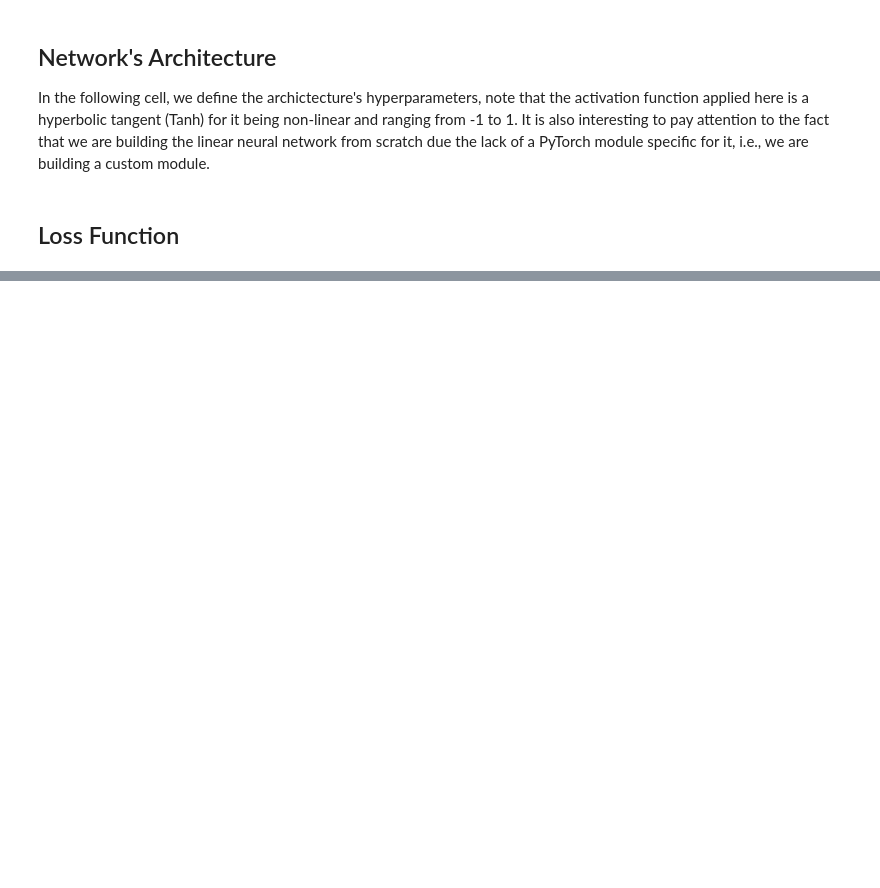
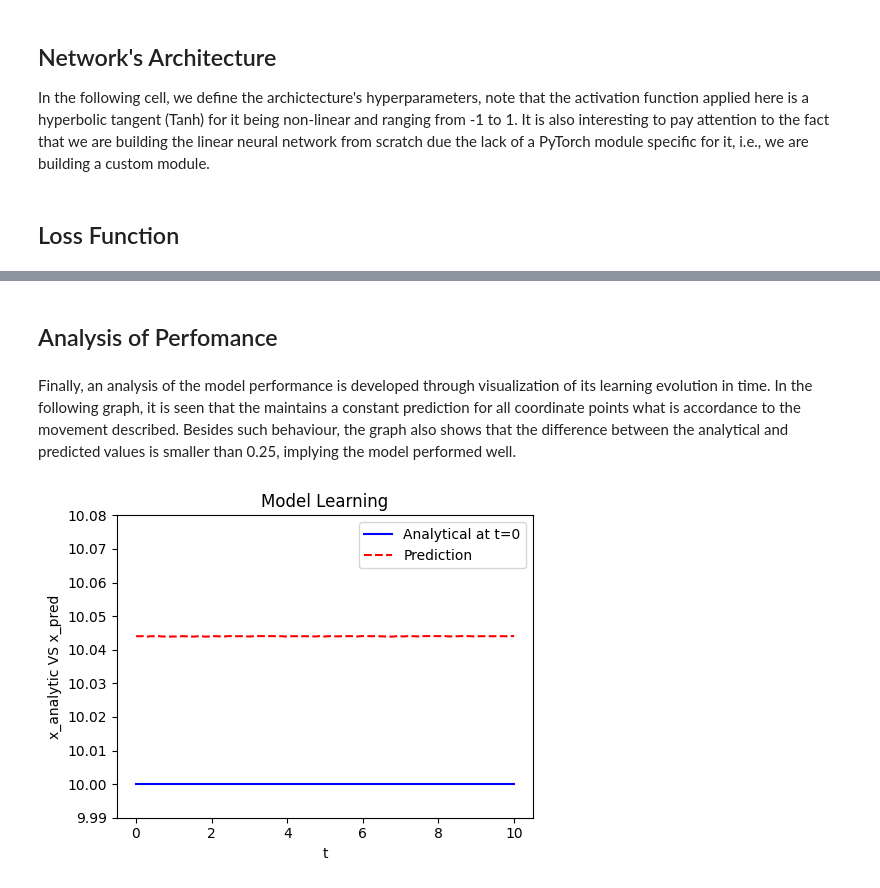
Before and after one commit to devGvieira/URM-PINN, a Jupyter notebook: URM.ipynb, the cells around one changed output, grey strips where cells are left out. Drawn from its saved outputs; the diff is of its cells as text; code cells hidden in the pictures; blank space fills up the shorter version.

```diff
--- a/URM.ipynb
+++ b/URM.ipynb
@@ -47,8 +48,8 @@ class LinearNN(nn.Module):
     def __init__(
             self,
             num_inputs: int=1,
-            num_layers: int=1,
-            num_neurons: int=5,
+            num_layers: int=5,
+            num_neurons: int=11,
             act: nn.Module = nn.Tanh()
     ) -> None:
         super().__init__()
@@ -85,13 +84,9 @@ Finally, the loss function will consider the model applied to the coordinates te
 t = torch.rand(100, 1)
 
 # Position coordinate of a border
-x0 = 0
+x0 = 10
 # Velocity
-v = 0.5
-# Function at the border
-x = x0 + v*t
+v = 2
 
-# Loss in the border
-def loss_fn(model, t, x):
-    x_pred = model(t)
-    return torch.mean(torch.square(x - x_pred))
+def x_analytical(t):
+   return x0 + v*t
@@ -131,0 +149,22 @@ Epoch 99 with loss 0.26415205001831055
+# %% [markdown]
+## Analysis of Perfomance
+# %% [markdown]
+Finally, an analysis of the model performance is developed through visualization of its learning evolution in time. In the following graph, it is seen that the maintains a constant prediction for all coordinate points what is accordance to the movement described. Besides such behaviour, the graph also shows that the difference between the analytical and predicted values is smaller than 0.25, implying the model performed well.
+# %%
+x_plot = np.linspace(0, 10, 100)
+t_plot = np.zeros_like(x_plot)
+x_pred = model(t).cpu().detach().numpy()
+mean_p = np.mean(x_pred)
+
+fig, ax = plt.subplots()
+ax.set_ylim(9.99, 10.08)
+plt.subplots_adjust(left=0.25, bottom=0.25)
+l, = plt.plot(x_plot, x_analytical(t_plot), 'b', label='Analytical at t=0')
+p, = plt.plot(x_plot, x_pred, '--r', label='Prediction')
+# ax.hlines(mean_p, xmin=0, xmax=10, color='g', linestyle='-', label='Mean of Prediction')
+plt.title('Model Learning')
+plt.xlabel('t')
+plt.ylabel('x_analytic VS x_pred')
+plt.legend(loc='upper right');
+# %% [output]
+[figure, added]
```
Also changed, not shown: parts of 9 cells of this notebook, 1 other file.
